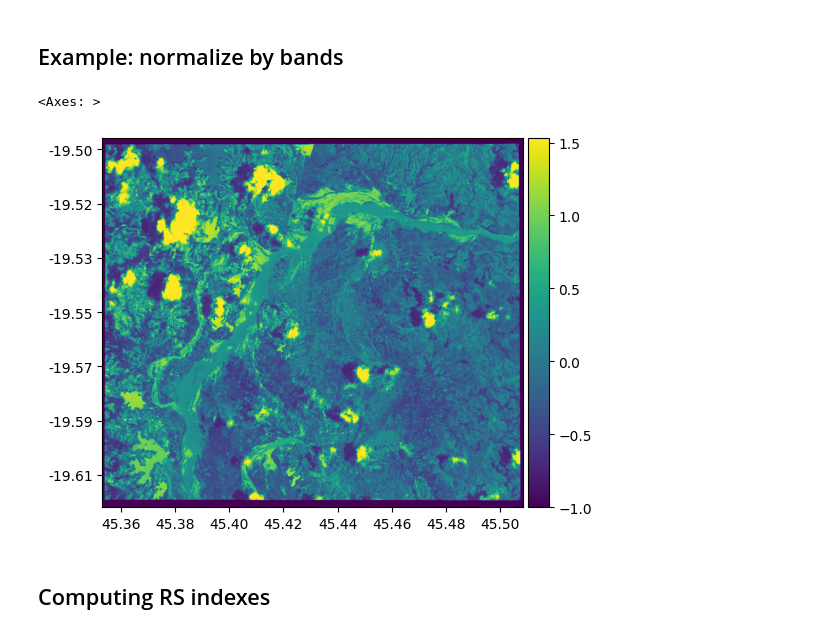
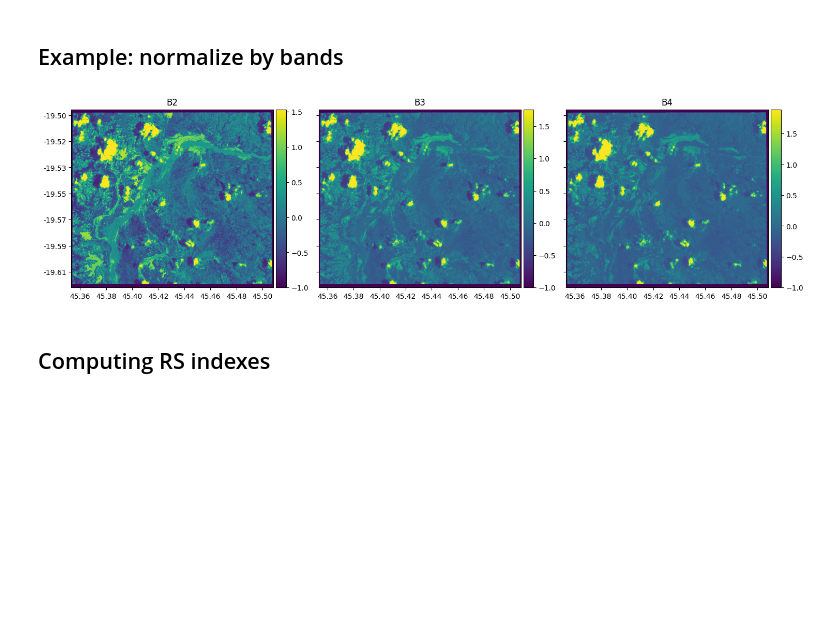
Before and after one commit to spaceml-org/georeader, a Jupyter notebook: docs/geotensor_numpy_api.ipynb, the cells around one changed output. Saved outputs shown, nothing was run; the diff lists cells and outputs as text; code cells hidden in the pictures; blank space fills up the shorter version.

```diff
--- a/docs/geotensor_numpy_api.ipynb
+++ b/docs/geotensor_numpy_api.ipynb
@@ -162,14 +182,18 @@ cloud_percentage
 # %% [markdown]
 ## Example: normalize by bands
 # %%
+import matplotlib.pyplot as plt
+
 average_reflectance_band = np.mean(rgb, axis=(-2,-1), keepdims=True)
 std_reflectance = np.mean(rgb, axis=(-2,-1), keepdims=True)
 
 rgb_norm = (rgb - average_reflectance_band) / std_reflectance
-plot.show(rgb_norm[0], add_colorbar_next_to=True)
+
+fig, ax = plt.subplots(1, 3, figsize=(15, 5),sharey=True, tight_layout=True)
+for i in range(3):
+    plot.show(rgb_norm[i], add_colorbar_next_to=True,ax=ax[i], title=f"B{i+2}")
 # %% [output]
-<Axes: >
-[figure, old version]
+[figure, new version]
 # %% [markdown]
 ## Computing RS indexes
 # %%
```
Also changed, not shown: parts of 6 cells of this notebook, 3 other files.
